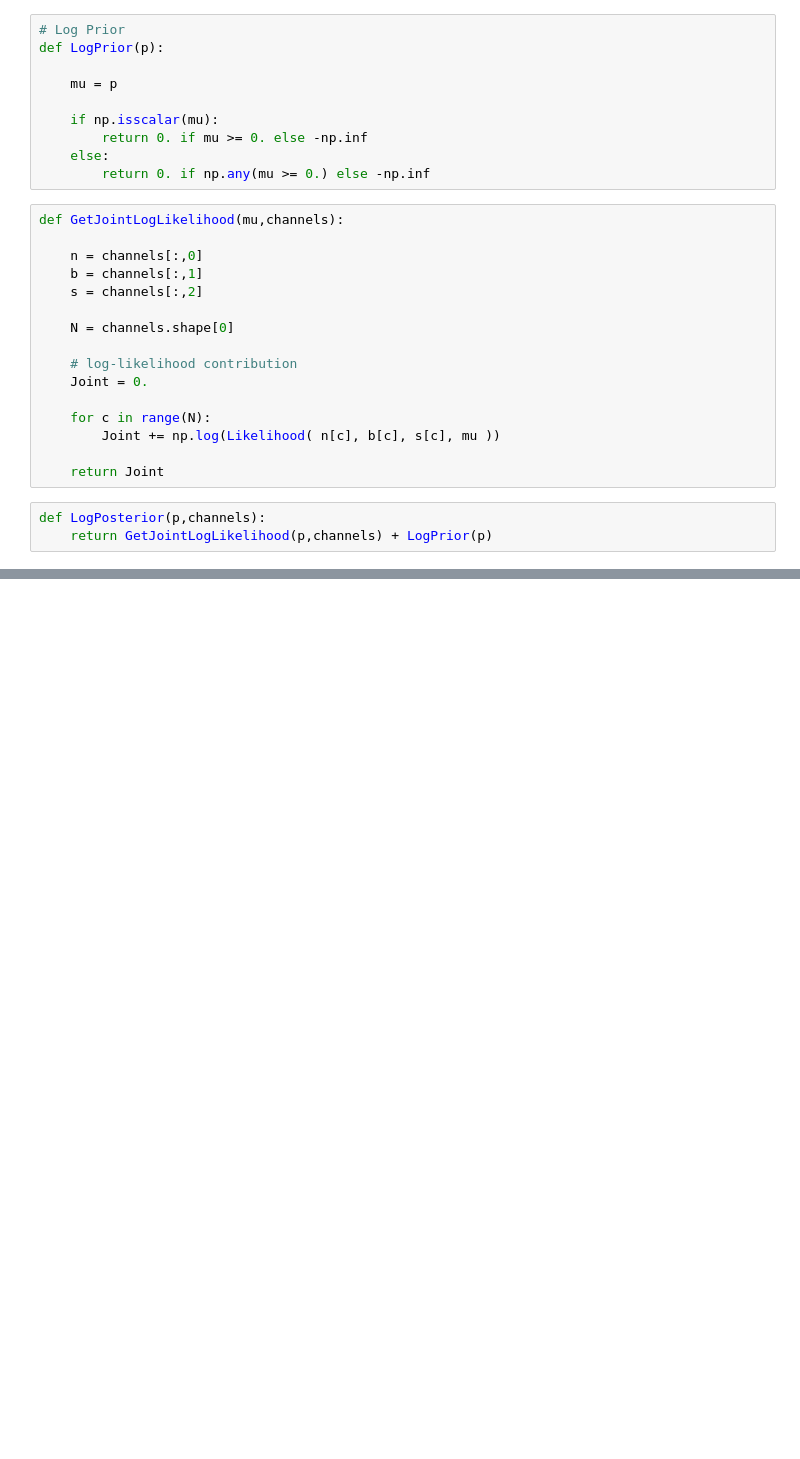
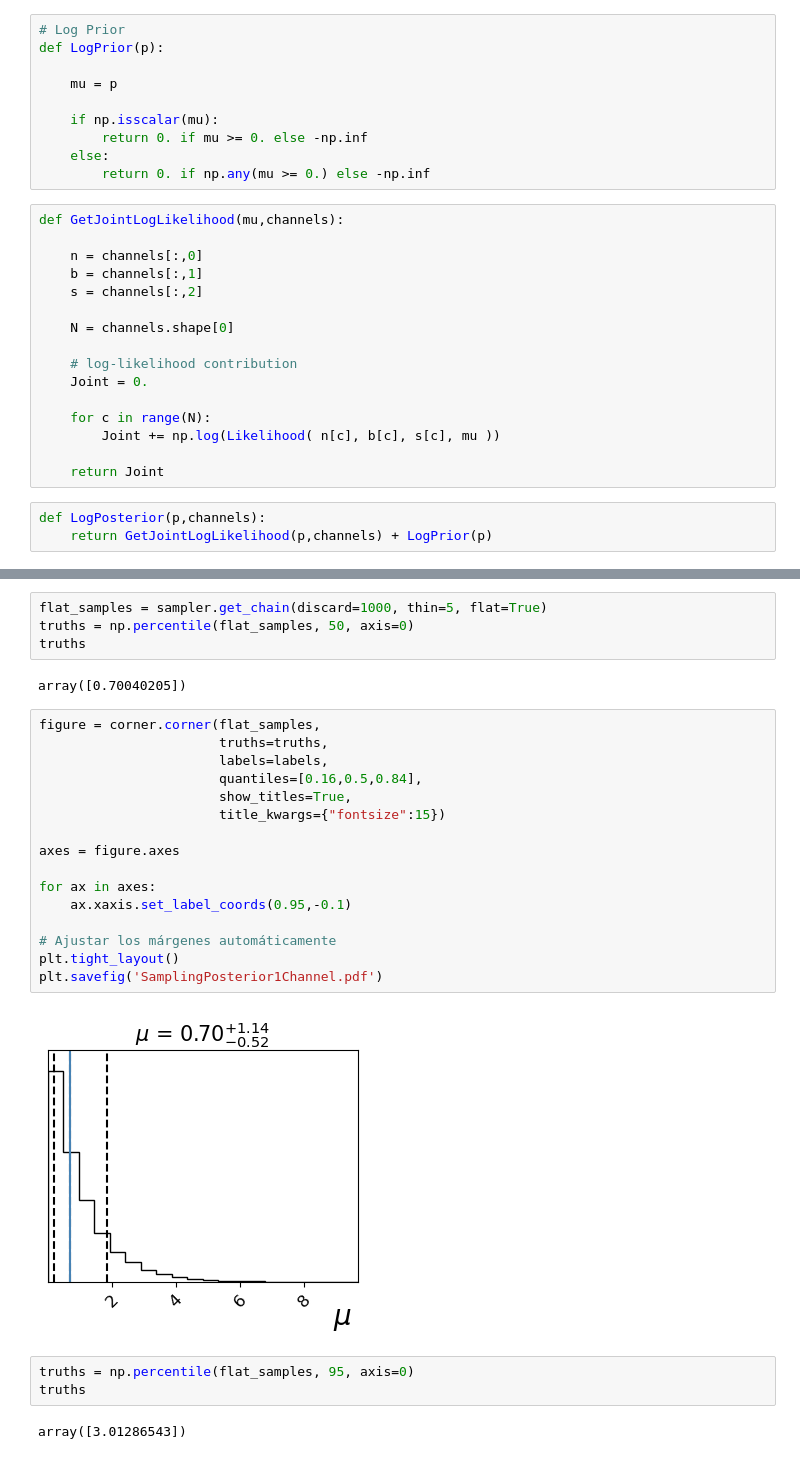
Before and after one commit to asegura4488/StatsHEP, a Jupyter notebook: 1Channel/Bayesian/MetropolisSampling.ipynb, the cells around one changed output, grey strips where cells are left out. Saved outputs shown, nothing was run; the diff lists cells and outputs as text; blank space fills up the shorter version.

Commit message:
Sampling OJ

```diff
--- a/1Channel/Bayesian/MetropolisSampling.ipynb
+++ b/1Channel/Bayesian/MetropolisSampling.ipynb
@@ -86,0 +135,29 @@ plt.plot(mu,Posterior)
+# %%
+flat_samples = sampler.get_chain(discard=1000, thin=5, flat=True)
+truths = np.percentile(flat_samples, 50, axis=0)
+truths
+# %% [output]
+array([0.70040205])
+# %%
+figure = corner.corner(flat_samples,
+                       truths=truths,
+                       labels=labels,
+                       quantiles=[0.16,0.5,0.84],
+                       show_titles=True,
+                       title_kwargs={"fontsize":15})
+
+axes = figure.axes
+
+for ax in axes:
+    ax.xaxis.set_label_coords(0.95,-0.1)
+
+# Ajustar los márgenes automáticamente
+plt.tight_layout()
+plt.savefig('SamplingPosterior1Channel.pdf')
+# %% [output]
+[figure, added]
+# %%
+truths = np.percentile(flat_samples, 95, axis=0)
+truths
+# %% [output]
+array([3.01286543])
```
Also changed, not shown: parts of 14 cells of this notebook.
